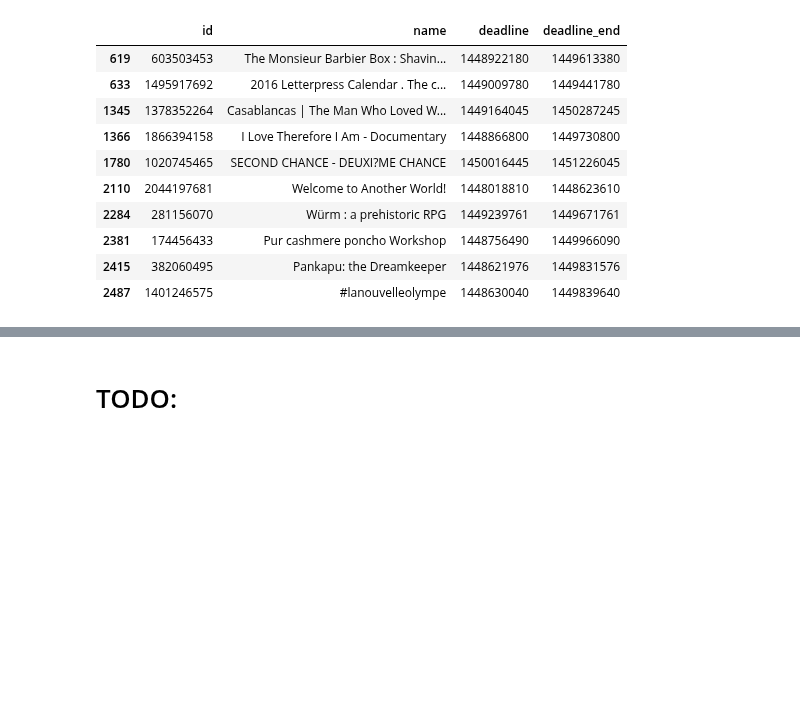
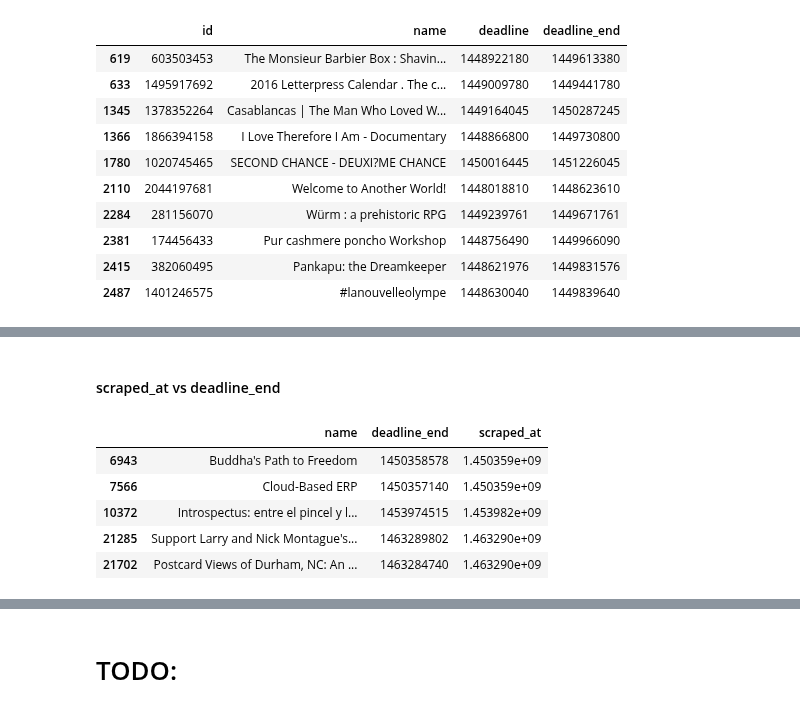
Before and after one commit to blanarik/kickstarter_success_prediction, a Jupyter notebook: 02_Kickstarter_data_integration.ipynb, the cells around one changed output, grey strips where cells are left out. Saved outputs shown, nothing was run; the diff lists cells and outputs as text; code cells hidden in the pictures; blank space fills up the shorter version.

```diff
--- a/02_Kickstarter_data_integration.ipynb
+++ b/02_Kickstarter_data_integration.ipynb
@@ -456,0 +479,11 @@ Length: 65038, dtype: float64
+# %% [markdown]
+#### scraped_at vs deadline_end
+# %%
+df_projects[df_projects['deadline_end'] < df_projects['scraped_at']][['name','deadline_end','scraped_at']].head()
+# %% [output]
+|  | name | deadline_end | scraped_at |
+| 6943 | Buddha's Path to Freedom | 1450358578 | 1.450359e+09 |
+| 7566 | Cloud-Based ERP | 1450357140 | 1.450359e+09 |
+| 10372 | Introspectus: entre el pincel y l... | 1453974515 | 1.453982e+09 |
+| 21285 | Support Larry and Nick Montague's... | 1463289802 | 1.463290e+09 |
+| 21702 | Postcard Views of Durham, NC: An ... | 1463284740 | 1.463290e+09 |
```
Also changed, not shown: parts of 12 cells of this notebook, 2 other files.
